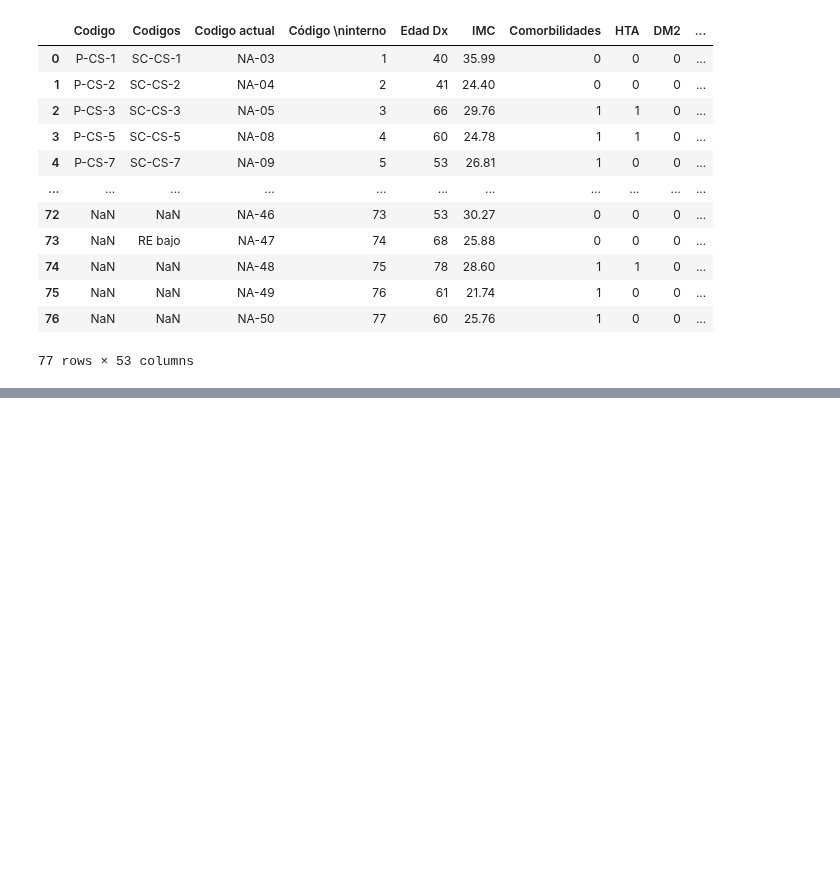
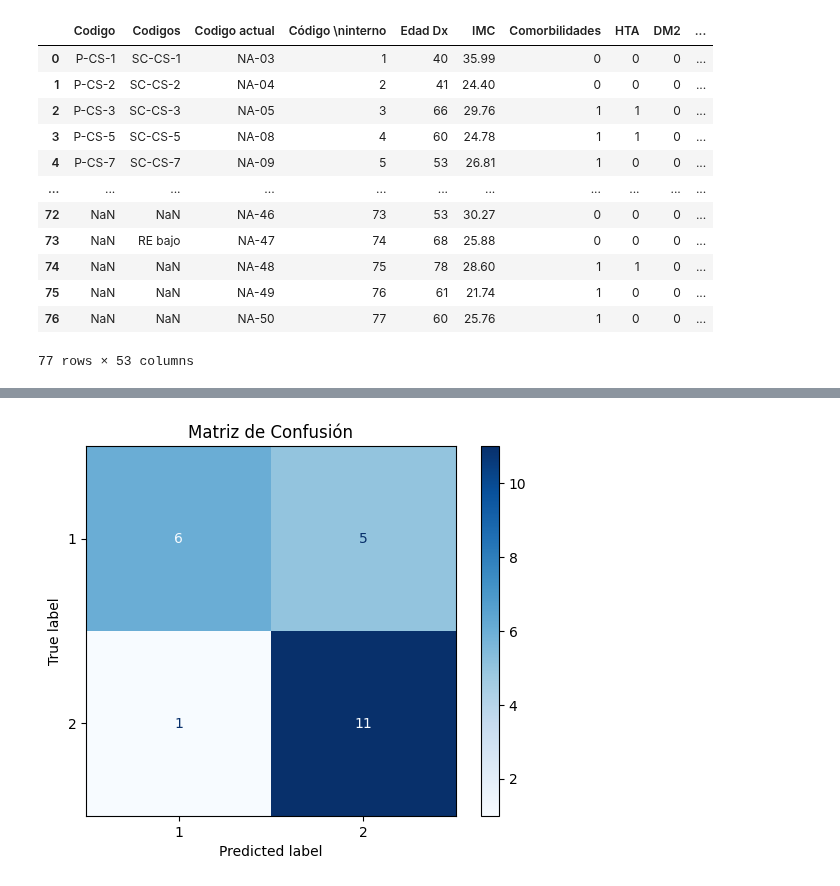
Before and after one commit to 08benja08p/Proyecto_LICD, a Jupyter notebook: Jorge/exploracion.ipynb, the cells around one changed output, grey strips where cells are left out. Saved outputs shown, nothing was run; the diff lists cells and outputs as text; code cells hidden in the pictures; blank space fills up the shorter version.

```diff
--- a/Jorge/exploracion.ipynb
+++ b/Jorge/exploracion.ipynb
@@ -73,0 +219,7 @@ plt.show()
+# %%
+# Graficar la matriz de confusión
+ConfusionMatrixDisplay.from_predictions(y_test, y_pred_pca, cmap='Blues')
+plt.title('Matriz de Confusión')
+plt.show()
+# %% [output]
+[figure, added]
```
Also changed, not shown: parts of 16 cells of this notebook.
